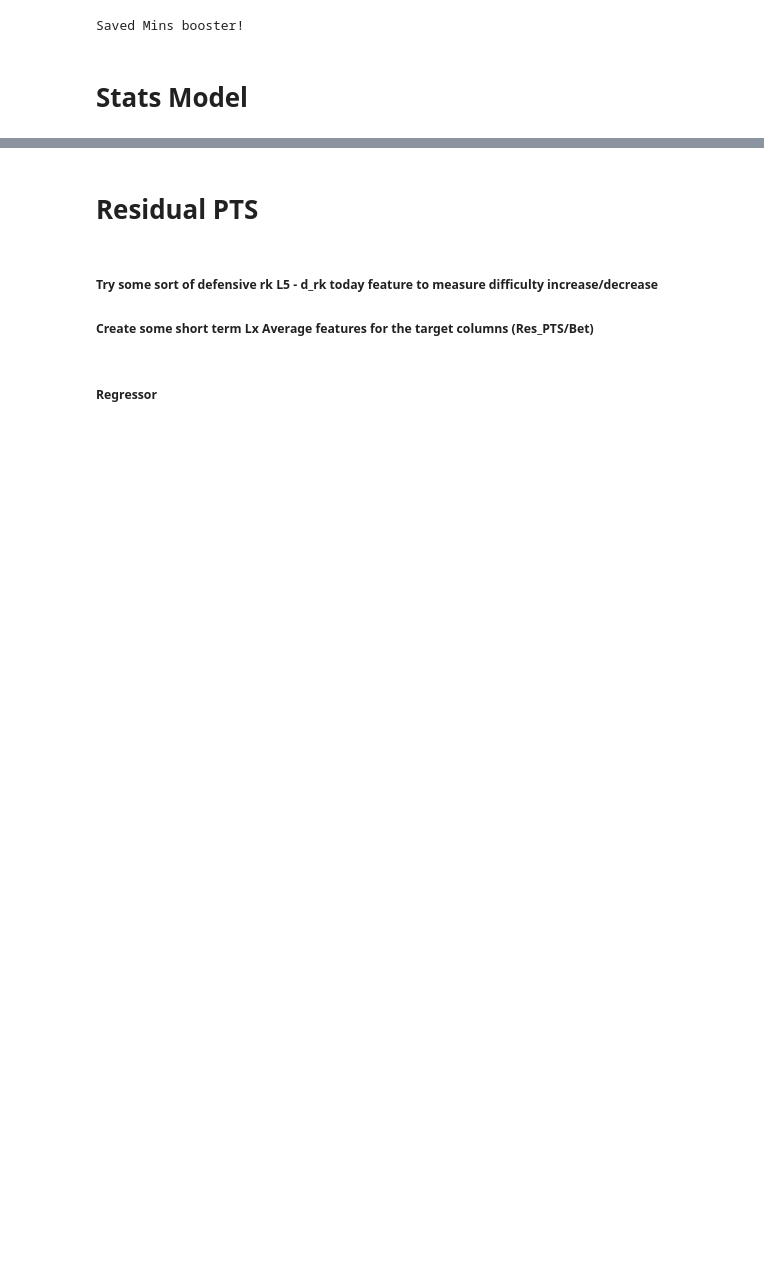
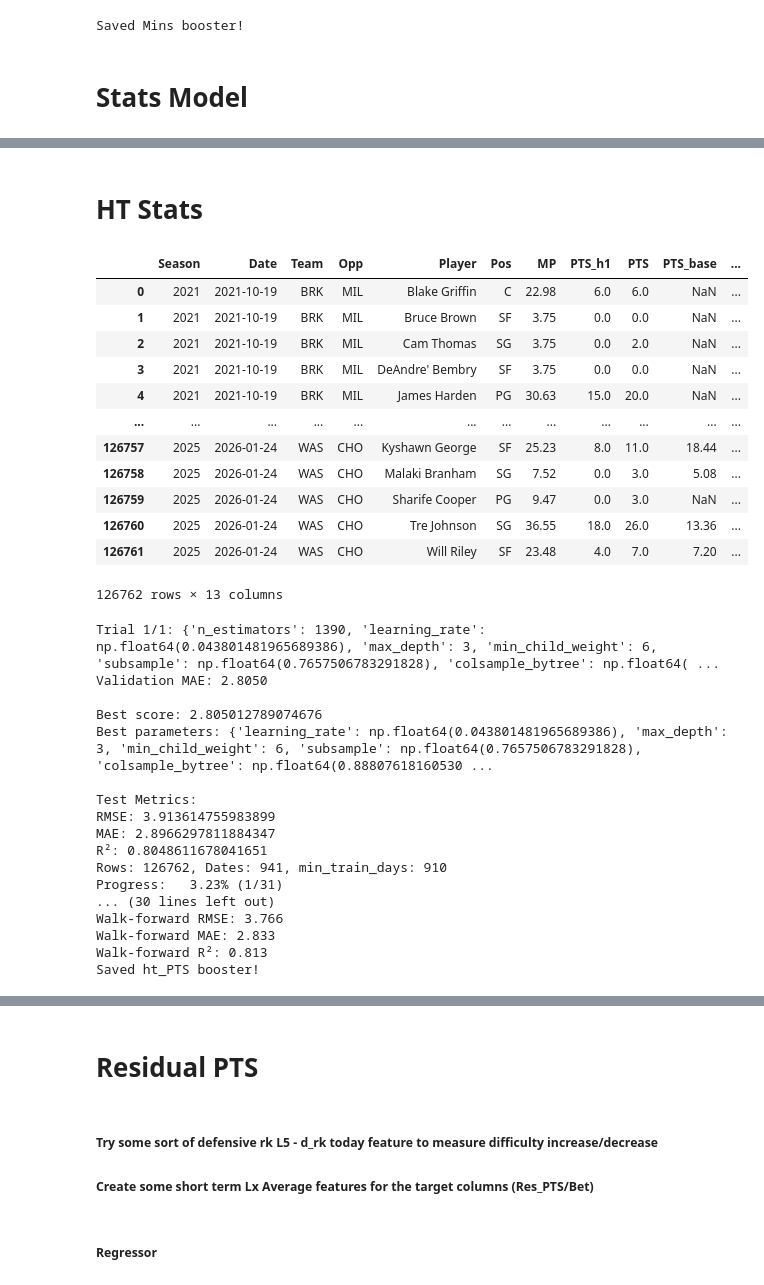
Before and after one commit to Relenes510/fantasy_basketball, a Jupyter notebook: notebooks/create_ML_Regression_model.ipynb, the cells around one changed output, grey strips where cells are left out. Cells and saved outputs as stored; diff of their text form; code cells hidden in the pictures; blank space fills up the shorter version.

```diff
--- a/notebooks/create_ML_Regression_model.ipynb
+++ b/notebooks/create_ML_Regression_model.ipynb
@@ -943,0 +926,2 @@ Saved PTS booster!
+# %% [markdown]
+# HT Stats
@@ -943,0 +1023,64 @@ Saved PTS booster!
+# %%
+# FEATURES IDEAS:
+# Add MP_h1 to derive PPM_h1
+# Get H1 team_pts_pct (need h1 pts)
+# Get H2 rolling averages (h2, q3, q4)
+# Add all shooting stats (fg%, ft%, tp%, attempts, makes, etc.)
+
+
+df_ht = df.copy()
+df_ht = setup_df_ht(df_ht, tgt_stat)
+display(df_ht)
+
+game_dates = (df_ht[['Date']].drop_duplicates().sort_values('Date').reset_index(drop=True))
+n_days = len(game_dates)
+train_end = game_dates.loc[int(0.70 * n_days), 'Date']
+val_end   = game_dates.loc[int(0.80 * n_days), 'Date']
+
+ht_train_df = df_ht[df_ht['Date'] <= train_end]
+ht_val_df   = df_ht[(df_ht['Date'] > train_end) & (df_ht['Date'] <= val_end)]
+ht_test_df  = df_ht[df_ht['Date'] > val_end]
+ht_DFS = (ht_train_df, ht_val_df, ht_test_df)
+
+# Prev r2/mae/rmse best: 0.8086/2.8569/3.8751 [1/25/2026]
+# ht_params = hyperparam_tuning(ht_DFS, tgt_stat, n_iter=1, decay=0.99)
+# with open(f"{MDL_PATH}/ht_{tgt_stat}_params.json", "w") as f:
+#     json.dump(ht_params, f)
+
+# Prev r2/mae/rmse best: 0.8086/2.8569/3.8751 [1/25/2026]
+ht_model, ht_results = refit_model(df_ht, tgt_stat, f'ht_{tgt_stat}_params', min_train_days=910, decay=0.99)
+# feature_importance(ht_model, df_ht.columns.tolist())
+
+ht_model.get_booster().save_model(f"{MDL_PATH}/ht_{tgt_stat}_model.json")
+print(f"Saved ht_{tgt_stat} booster!")
+# %% [output]
+|  | Season | Date | Team | Opp | Player | Pos | MP | PTS_h1 | PTS | PTS_base | ... |
+| 0 | 2021 | 2021-10-19 | BRK | MIL | Blake Griffin | C | 22.98 | 6.0 | 6.0 | NaN | ... |
+| 1 | 2021 | 2021-10-19 | BRK | MIL | Bruce Brown | SF | 3.75 | 0.0 | 0.0 | NaN | ... |
+| 2 | 2021 | 2021-10-19 | BRK | MIL | Cam Thomas | SG | 3.75 | 0.0 | 2.0 | NaN | ... |
+| 3 | 2021 | 2021-10-19 | BRK | MIL | DeAndre' Bembry | SF | 3.75 | 0.0 | 0.0 | NaN | ... |
+| 4 | 2021 | 2021-10-19 | BRK | MIL | James Harden | PG | 30.63 | 15.0 | 20.0 | NaN | ... |
+| ... | ... | ... | ... | ... | ... | ... | ... | ... | ... | ... | ... |
+| 126757 | 2025 | 2026-01-24 | WAS | CHO | Kyshawn George | SF | 25.23 | 8.0 | 11.0 | 18.44 | ... |
+| 126758 | 2025 | 2026-01-24 | WAS | CHO | Malaki Branham | SG | 7.52 | 0.0 | 3.0 | 5.08 | ... |
+| 126759 | 2025 | 2026-01-24 | WAS | CHO | Sharife Cooper | PG | 9.47 | 0.0 | 3.0 | NaN | ... |
+| 126760 | 2025 | 2026-01-24 | WAS | CHO | Tre Johnson | SG | 36.55 | 18.0 | 26.0 | 13.36 | ... |
+| 126761 | 2025 | 2026-01-24 | WAS | CHO | Will Riley | SF | 23.48 | 4.0 | 7.0 | 7.20 | ... |
+126762 rows × 13 columns
+Trial 1/1: {'n_estimators': 1390, 'learning_rate': np.float64(0.043801481965689386), 'max_depth': 3, 'min_child_weight': 6, 'subsample': np.float64(0.7657506783291828), 'colsample_bytree': np.float64( ...
+Validation MAE: 2.8050
+
+Best score: 2.805012789074676
+Best parameters: {'learning_rate': np.float64(0.043801481965689386), 'max_depth': 3, 'min_child_weight': 6, 'subsample': np.float64(0.7657506783291828), 'colsample_bytree': np.float64(0.88807618160530 ...
+
+Test Metrics:
+RMSE: 3.913614755983899
+MAE: 2.8966297811884347
+R²: 0.8048611678041651
+Rows: 126762, Dates: 941, min_train_days: 910
+Progress:   3.23% (1/31)
+... (30 lines left out)
+Walk-forward RMSE: 3.766
+Walk-forward MAE: 2.833
+Walk-forward R²: 0.813
+Saved ht_PTS booster!
```
Also changed, not shown: parts of 11 cells of this notebook, 9 other files.
